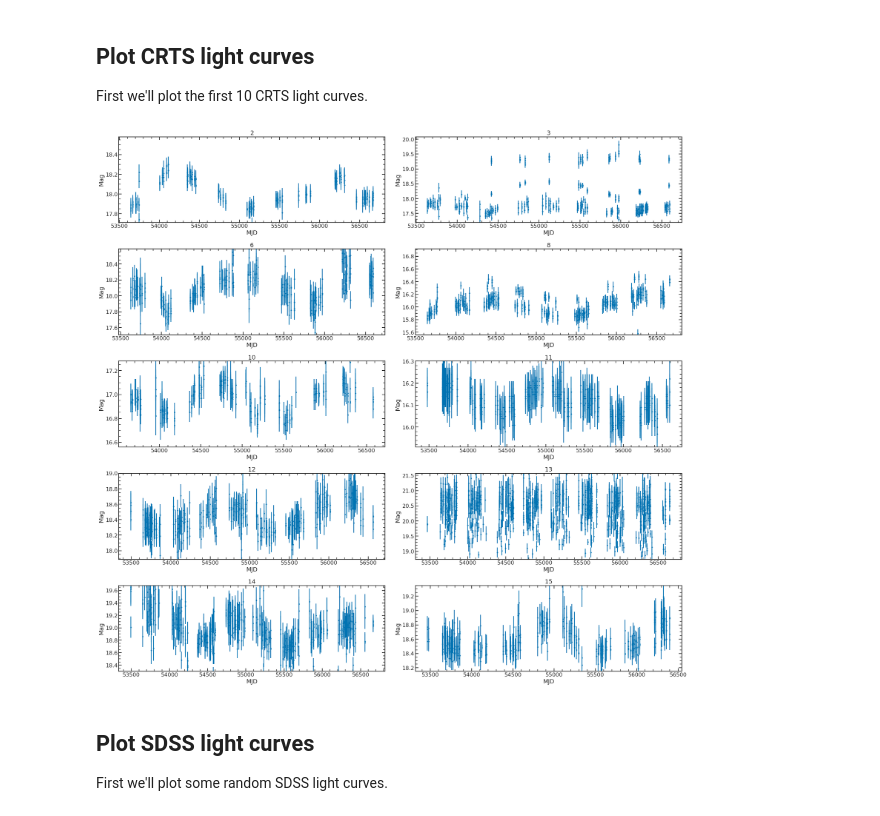
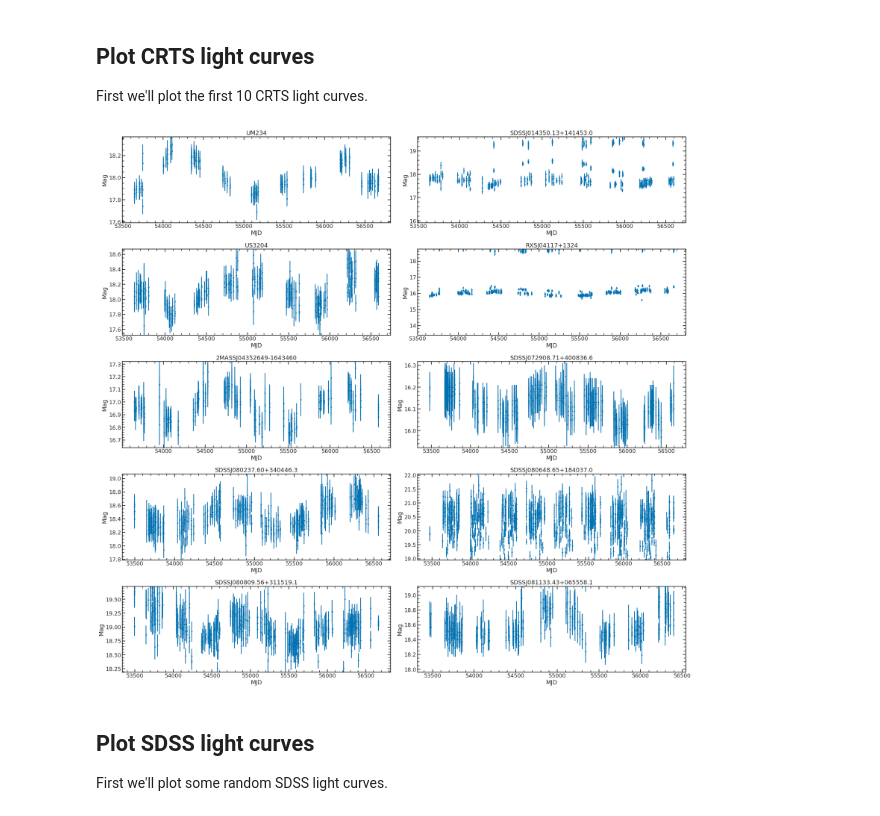
Before and after one commit to jacaseyclyde/gw-school-2022-materials, a Jupyter notebook: project_4/project_4.ipynb, the cells around one changed output. Saved outputs shown, nothing was run; the diff lists cells and outputs as text; code cells hidden in the pictures.

```diff
--- a/project_4/project_4.ipynb
+++ b/project_4/project_4.ipynb
@@ -120,18 +101,3 @@ rcparams = {'font.family': 'DejaVu Sans',
             'ytick.direction': 'in'}
 plt.rcParams.update(rcparams)
 cs = plt.rcParams['axes.prop_cycle'].by_key()['color']
-# %%
-def plot_lightcurve(t, mag, magerr):
-    ax = plt.gca()
-    ax.errorbar(t, mag, yerr=magerr,
-                marker='o', linestyle='none')
-
-    med = np.median(mag)
-    ylow, yhigh = med - 1, med + 1
-    ax.set_ylim(ylow, yhigh)
-
-    ax.set_xlabel('MJD')
-    ax.set_ylabel('Mag')
-    # plt.show()
-
-    return ax
@@ -139,48 +180,10 @@ def plot_lightcurve(t, mag, magerr):
 ## Plot CRTS light curves
 
 First we'll plot the first 10 CRTS light curves.
-# %%
-n_plots = 10
-n_cols = 2
-n_rows = int(np.ceil(n_plots / n_cols))
-# lc_cols = ['MJD_u', 'u', 'u_err',
-#            'MJD_g', 'g', 'g_err',
-#            'MJD_r', 'r', 'r_err',
-#            'MJD_i', 'i', 'i_err',
-#            'MJD_z', 'z', 'z_err',
-#            'ra_median', 'decl_median']
-
-fig, ax = plt.subplots(n_rows, n_cols, figsize=(6.4 * 4, 9.6 / 2 * n_rows))
-# fig = plt.figure()
-# gs = fig.add_gridspec(int(np.ceil(n_plots / 2)), 2)
-
-for i, a in enumerate(ax.flatten()):
-    filepath = crts_catalog['lightcurve'][i]
-    with open(filepath) as f:
-        lc = pd.read_csv(f, sep=',', header=0)
-
-    a.errorbar(lc['MJD'], lc['Mag'], yerr=lc['MagErr'],
-                marker='o', linestyle='none')
-
-    med = np.median(lc['Mag'])
-    ylow = med - 3 * np.diff(np.quantile(lc['Mag'], q=[.16, .5]))
-    yhigh = med + 3 * np.diff(np.quantile(lc['Mag'], q=[.5, .84]))
-    # ylow, yhigh = lc['Mag'].min() - .5, lc['Mag'].max() + .5
-    a.set_ylim(ylow, yhigh)
-
-    a.set_xlabel('MJD')
-    a.set_ylabel('Mag')
-    a.set_title(crts_catalog['dbId'][i])
-
-    # a = plot_lightcurve(lc['MJD_u'], lc['u'], lc['u_err'])
-    # fig.add_subplot(ax)
-
-plt.tight_layout()
-plt.savefig('./figures/crts_lightcurves.pdf')
-plt.savefig('./figures/crts_lightcurves.png')
-plt.show()
-# %% [output]
-[figure, removed]
+# %%
+plot_lightcurve(crts_catalog[:10], filename='crts_lightcurves')
+# %% [output]
+[figure, added]
 # %% [markdown]
 ## Plot SDSS light curves
 
```
Also changed, not shown: parts of 77 cells of this notebook.
